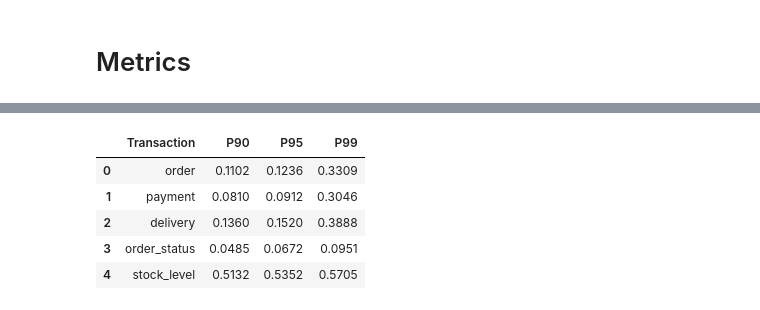
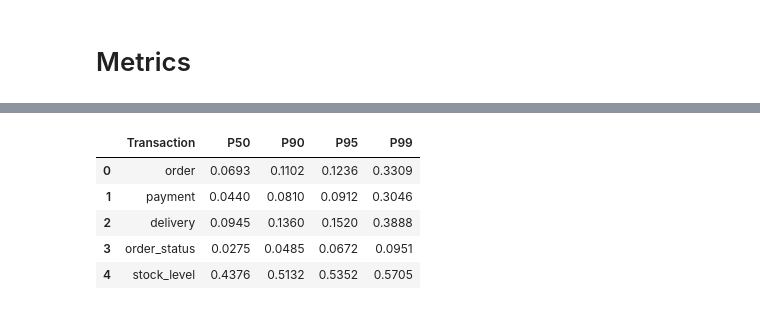
Before and after one commit to ashnehete/tpcc-web-server-py, a Jupyter notebook: plot_results.ipynb, the cells around one changed output, grey strips where cells are left out. Saved outputs shown, nothing was run; the diff lists cells and outputs as text; code cells hidden in the pictures.

```diff
--- a/plot_results.ipynb
+++ b/plot_results.ipynb
@@ -77,17 +77,18 @@ latency_series
  Length: 1829, dtype: float64}
 # %%
 latency_quantiles = [[key,
+                      round(latency_series[key].quantile(q=0.5), 4),
                       round(latency_series[key].quantile(q=0.9), 4),
                       round(latency_series[key].quantile(q=0.95), 4),
                       round(latency_series[key].quantile(q=0.99), 4)]
                      for key in latency_series]
-df = pd.DataFrame(latency_quantiles, columns=['Transaction', 'P90', 'P95', 'P99'])
+df = pd.DataFrame(latency_quantiles, columns=['Transaction', 'P50', 'P90', 'P95', 'P99'])
 df.to_csv('results/cloudlab_1800/latency_quantiles.csv', index=False)
 df
 # %% [output]
-|  | Transaction | P90 | P95 | P99 |
-| 0 | order | 0.1102 | 0.1236 | 0.3309 |
-| 1 | payment | 0.0810 | 0.0912 | 0.3046 |
-| 2 | delivery | 0.1360 | 0.1520 | 0.3888 |
-| 3 | order_status | 0.0485 | 0.0672 | 0.0951 |
-| 4 | stock_level | 0.5132 | 0.5352 | 0.5705 |
+|  | Transaction | P50 | P90 | P95 | P99 |
+| 0 | order | 0.0693 | 0.1102 | 0.1236 | 0.3309 |
+| 1 | payment | 0.0440 | 0.0810 | 0.0912 | 0.3046 |
+| 2 | delivery | 0.0945 | 0.1360 | 0.1520 | 0.3888 |
+| 3 | order_status | 0.0275 | 0.0485 | 0.0672 | 0.0951 |
+| 4 | stock_level | 0.4376 | 0.5132 | 0.5352 | 0.5705 |
```
Also changed, not shown: parts of 1 cell of this notebook, 2 other files.
